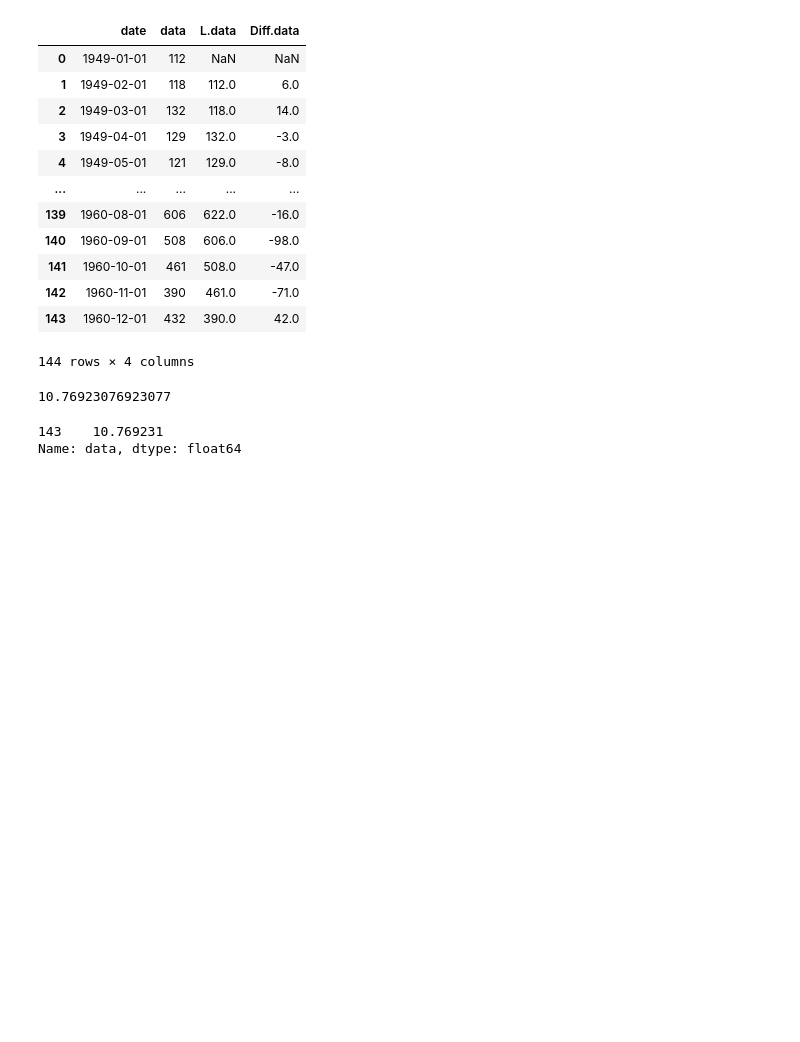
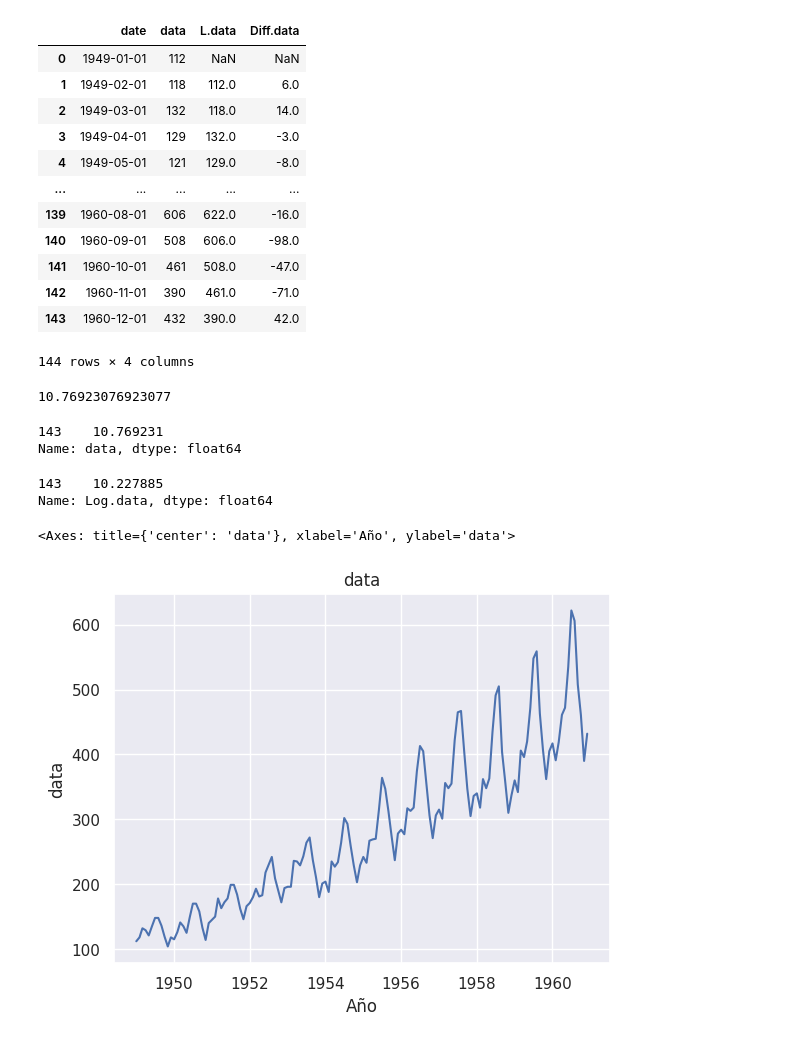
Before and after one commit to luciojosep/AnalisisCuantitativoAvanzado, a Jupyter notebook: SeriesdeTiempo/Operadores.ipynb, the cells around one changed output. Saved outputs shown, nothing was run; the diff lists cells and outputs as text; code cells hidden in the pictures; blank space fills up the shorter version.

```diff
--- a/SeriesdeTiempo/Operadores.ipynb
+++ b/SeriesdeTiempo/Operadores.ipynb
@@ -67,3 +67,27 @@ Name: data, dtype: float64
 # %%
 import numpy as np
 data['Log.data']=np.log(data['data'])
+# %%
+# La diferencia logarítmica es una aproximación del cambio porcentual
+(data['Log.data'][-1:]-data['Log.data'].shift()[-1:])*100
+# %% [output]
+143    10.227885
+Name: Log.data, dtype: float64
+# %%
+import seaborn as sns
+import matplotlib.pyplot as plt
+sns.set_theme(style='darkgrid')
+def graficar(variable):
+    fig = sns.lineplot(x=data.index, y=variable)
+    plt.title(variable.name)
+    plt.xlabel("Año")
+    plt.savefig('%s.png'%variable.name)
+    return fig
+# %%
+data['date'] = pd.to_datetime(data['date'])
+data.set_index('date', inplace=True)
+# %%
+graficar(data['data'])
+# %% [output]
+<Axes: title={'center': 'data'}, xlabel='Año', ylabel='data'>
+[figure, added]
```
Also changed, not shown: parts of 3 cells of this notebook.
